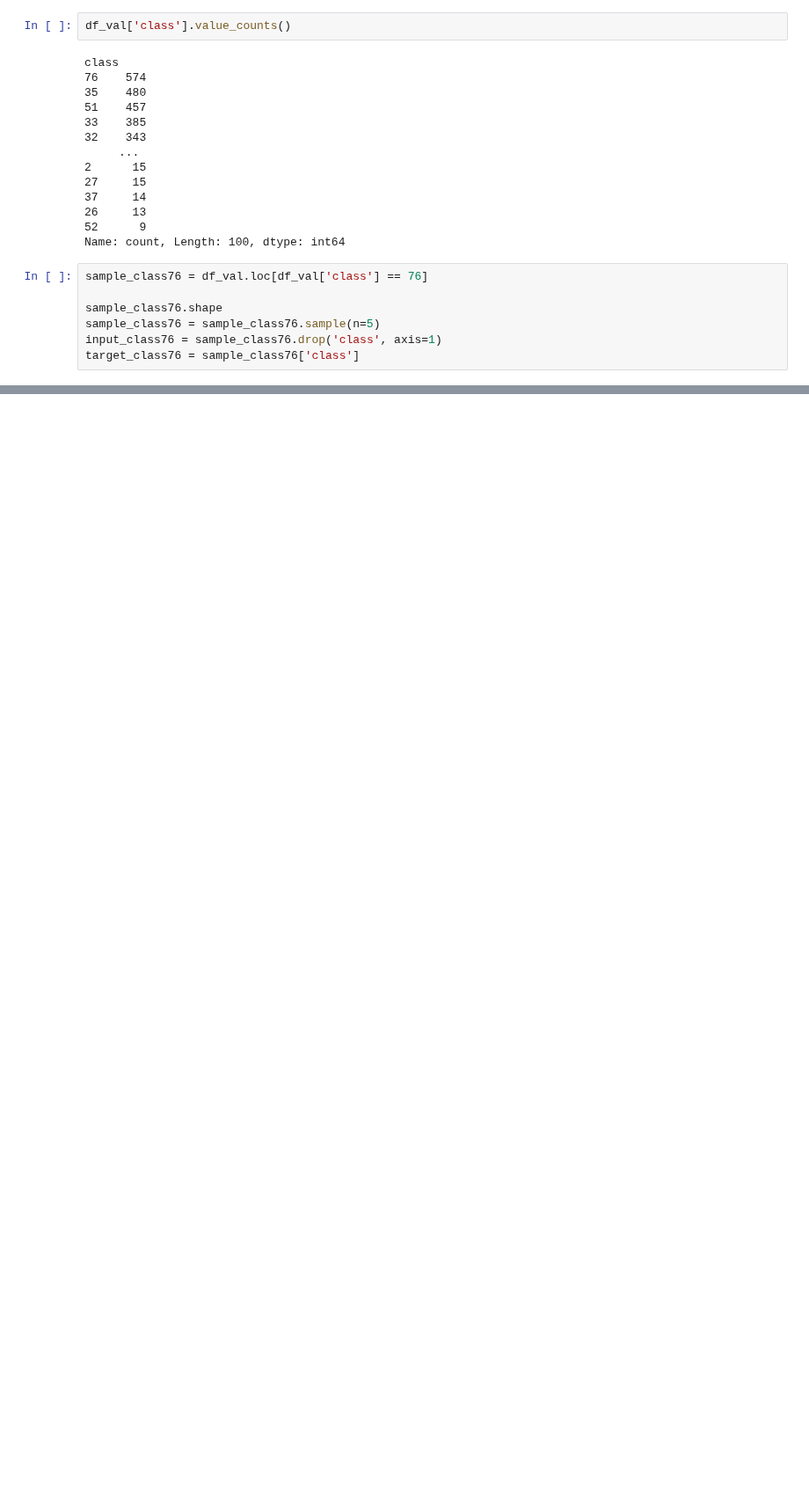
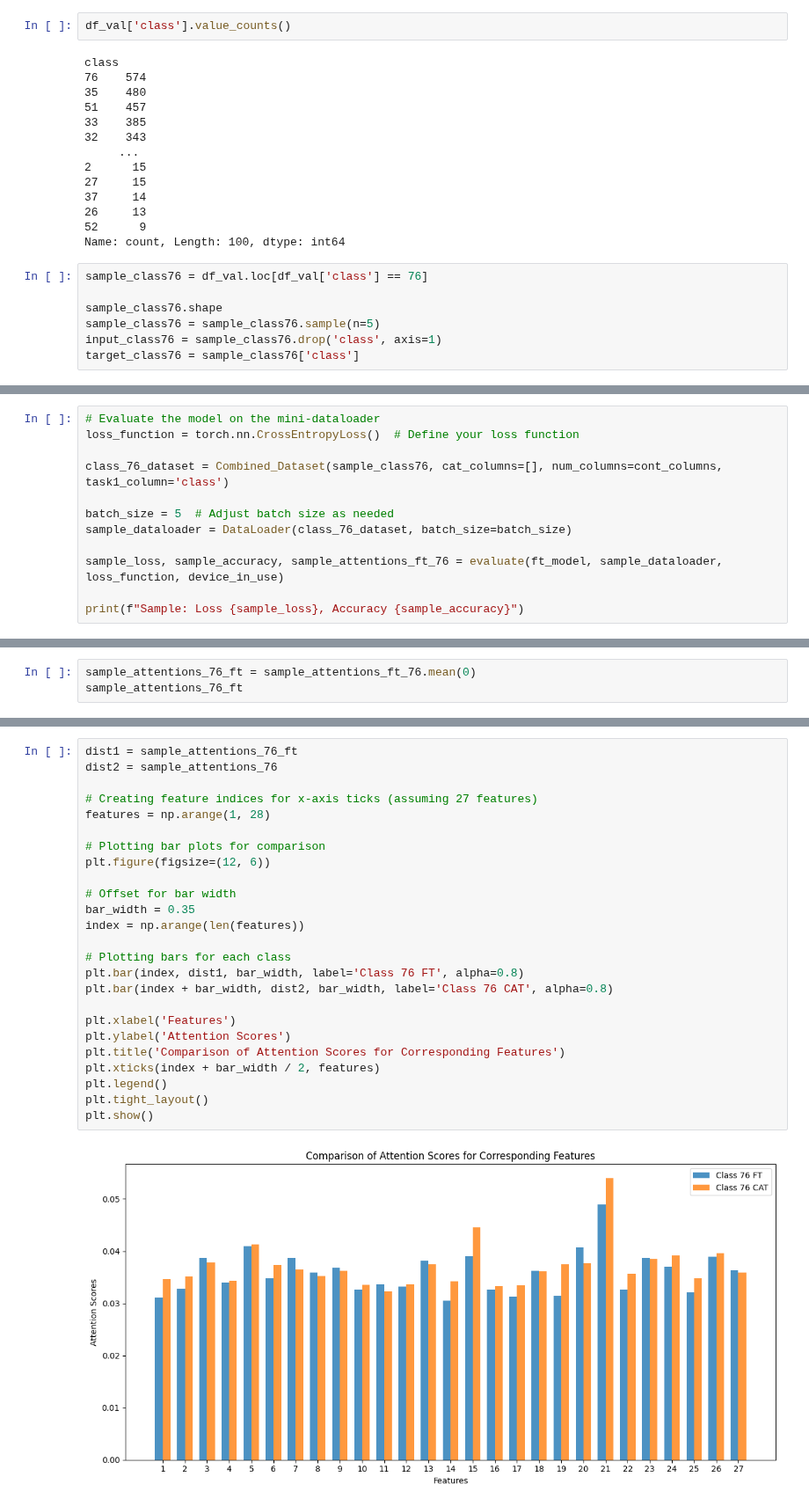
Before and after one commit to Colorado-Mesa-University-Cybersecurity/CAT-Transformer, a Jupyter notebook: interpretability/attn_for_class.ipynb, the cells around one changed output, grey strips where cells are left out. Shown at 88% size. Cells and saved outputs as stored; diff of their text form; blank space fills up the shorter version.

```diff
--- a/interpretability/attn_for_class.ipynb
+++ b/interpretability/attn_for_class.ipynb
@@ -329,0 +413,12 @@ plt.show()
+# %%
+# Evaluate the model on the mini-dataloader
+loss_function = torch.nn.CrossEntropyLoss()  # Define your loss function
+
+class_76_dataset = Combined_Dataset(sample_class76, cat_columns=[], num_columns=cont_columns, task1_column='class')
+
+batch_size = 5  # Adjust batch size as needed
+sample_dataloader = DataLoader(class_76_dataset, batch_size=batch_size)
+
+sample_loss, sample_accuracy, sample_attentions_ft_76 = evaluate(ft_model, sample_dataloader, loss_function, device_in_use)
+
+print(f"Sample: Loss {sample_loss}, Accuracy {sample_accuracy}")
@@ -329,0 +427,3 @@ plt.show()
+# %%
+sample_attentions_76_ft = sample_attentions_ft_76.mean(0)
+sample_attentions_76_ft
@@ -329,0 +437,27 @@ plt.show()
+# %%
+dist1 = sample_attentions_76_ft
+dist2 = sample_attentions_76
+
+# Creating feature indices for x-axis ticks (assuming 27 features)
+features = np.arange(1, 28)
+
+# Plotting bar plots for comparison
+plt.figure(figsize=(12, 6))
+
+# Offset for bar width
+bar_width = 0.35
+index = np.arange(len(features))
+
+# Plotting bars for each class
+plt.bar(index, dist1, bar_width, label='Class 76 FT', alpha=0.8)
+plt.bar(index + bar_width, dist2, bar_width, label='Class 76 CAT', alpha=0.8)
+
+plt.xlabel('Features')
+plt.ylabel('Attention Scores')
+plt.title('Comparison of Attention Scores for Corresponding Features')
+plt.xticks(index + bar_width / 2, features)
+plt.legend()
+plt.tight_layout()
+plt.show()
+# %% [output]
+[figure, added]
```
Also changed, not shown: parts of 23 cells of this notebook, 12 other files.
